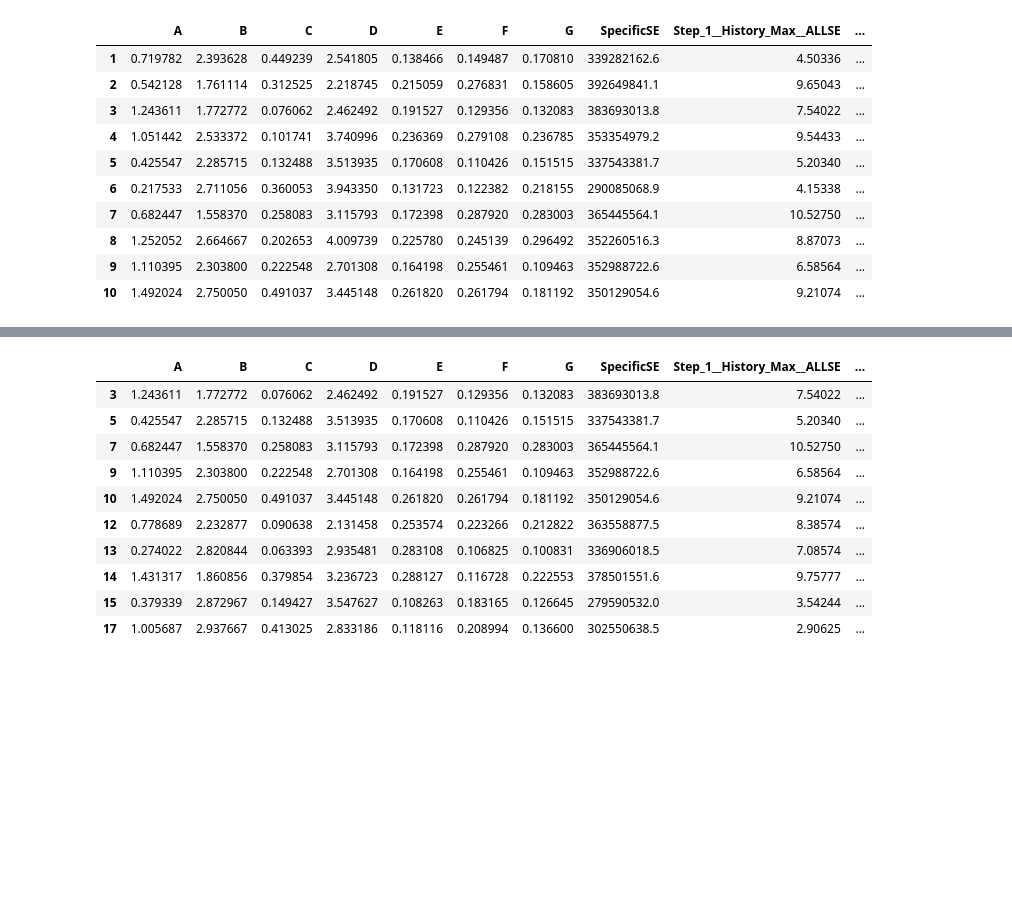
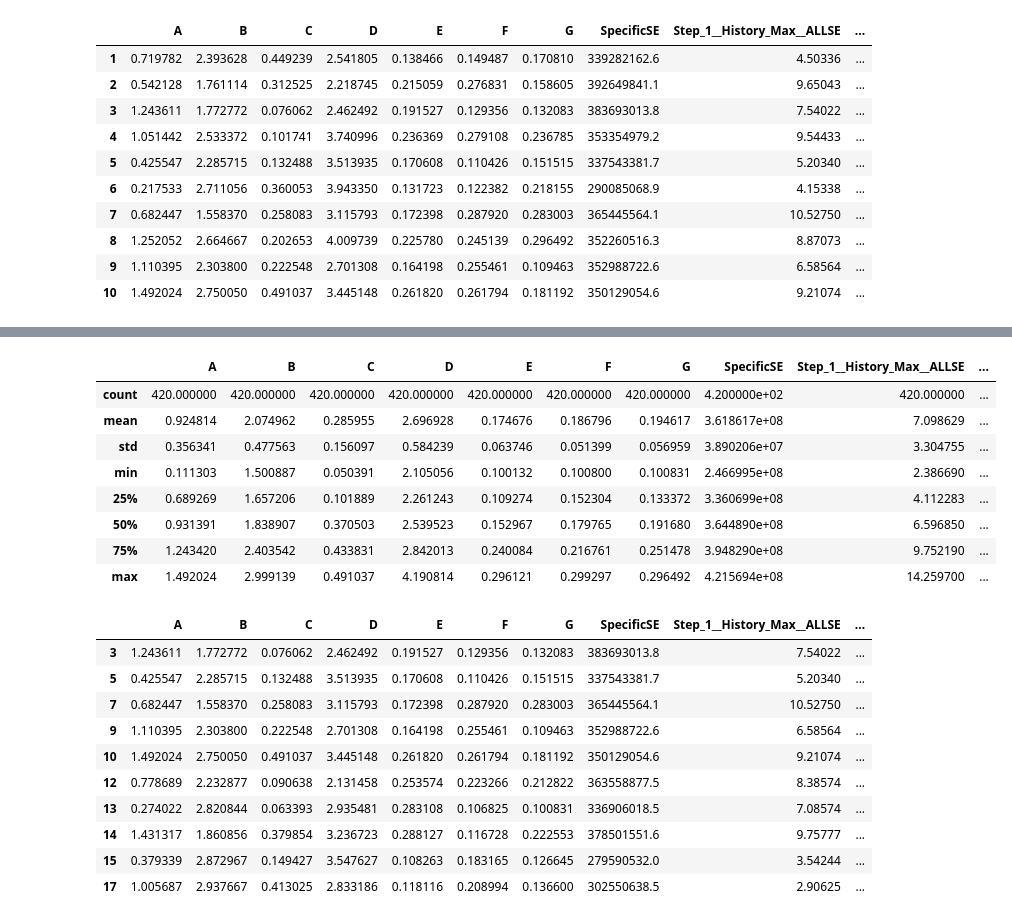
Before and after one commit to karahanmerves/parametrically_optimised_mechanical_metamaterials, a Jupyter notebook: mechanical_metamaterials_parametrically_optimised.ipynb, the cells around one changed output, grey strips where cells are left out. Drawn from its saved outputs; the diff is of its cells as text; code cells hidden in the pictures; blank space fills up the shorter version.

```diff
--- a/mechanical_metamaterials_parametrically_optimised.ipynb
+++ b/mechanical_metamaterials_parametrically_optimised.ipynb
@@ -27,3 +49,15 @@ data.head(10)
+# %%
+dt.describe()
+# %% [output]
+|  | A | B | C | D | E | F | G | SpecificSE | Step_1__History_Max__ALLSE | ... |
+| count | 420.000000 | 420.000000 | 420.000000 | 420.000000 | 420.000000 | 420.000000 | 420.000000 | 4.200000e+02 | 420.000000 | ... |
+| mean | 0.924814 | 2.074962 | 0.285955 | 2.696928 | 0.174676 | 0.186796 | 0.194617 | 3.618617e+08 | 7.098629 | ... |
+| std | 0.356341 | 0.477563 | 0.156097 | 0.584239 | 0.063746 | 0.051399 | 0.056959 | 3.890206e+07 | 3.304755 | ... |
+| min | 0.111303 | 1.500887 | 0.050391 | 2.105056 | 0.100132 | 0.100800 | 0.100831 | 2.466995e+08 | 2.386690 | ... |
+| 25% | 0.689269 | 1.657206 | 0.101889 | 2.261243 | 0.109274 | 0.152304 | 0.133372 | 3.360699e+08 | 4.112283 | ... |
+| 50% | 0.931391 | 1.838907 | 0.370503 | 2.539523 | 0.152967 | 0.179765 | 0.191680 | 3.644890e+08 | 6.596850 | ... |
+| 75% | 1.243420 | 2.403542 | 0.433831 | 2.842013 | 0.240084 | 0.216761 | 0.251478 | 3.948290e+08 | 9.752190 | ... |
+| max | 1.492024 | 2.999139 | 0.491037 | 4.190814 | 0.296121 | 0.299297 | 0.296492 | 4.215694e+08 | 14.259700 | ... |
 # %%
 # Aykırı değerleri tespit edin (örneğin, IQR yöntemini kullanarak)
 Q1 = data.quantile(0.25)
```
Also changed, not shown: parts of 10 cells of this notebook.
